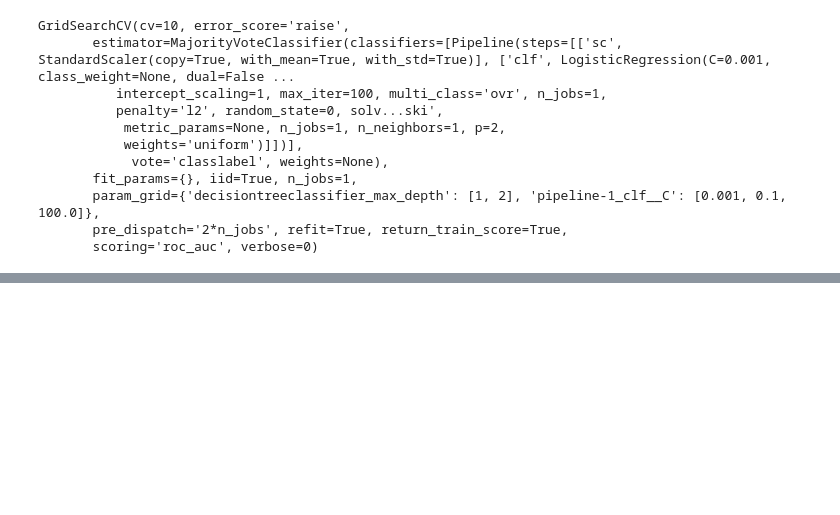
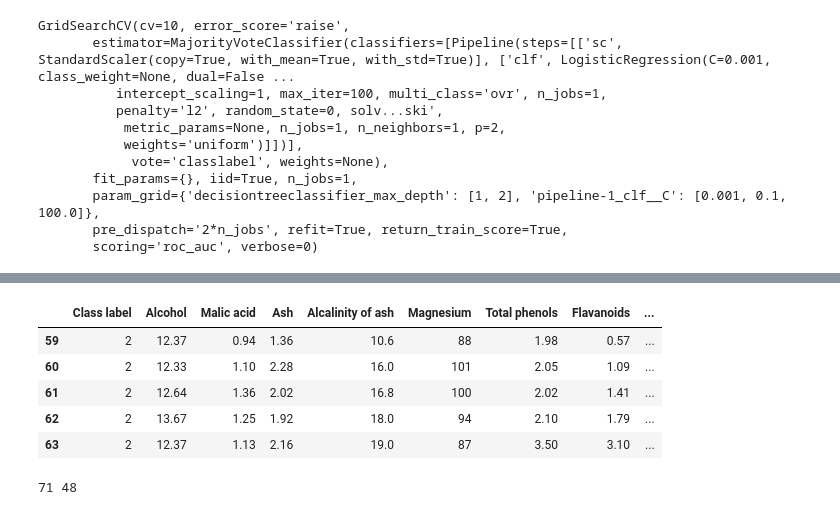
Before and after one commit to takanory/python-machine-learning, a Jupyter notebook: Section7.ipynb, the cells around one changed output, grey strips where cells are left out. Saved outputs shown, nothing was run; the diff lists cells and outputs as text; code cells hidden in the pictures; blank space fills up the shorter version.

```diff
--- a/Section7.ipynb
+++ b/Section7.ipynb
@@ -368,0 +372,32 @@ Accuracy: 1.0
+# %%
+import pandas as pd
+df_wine = pd.read_csv('https://archive.ics.uci.edu/ml/machine-learning-databases/wine/wine.data', header=None)
+df_wine.columns = ['Class label', 'Alcohol', 'Malic acid', 'Ash',
+                   'Alcalinity of ash', 'Magnesium', 'Total phenols',
+                   'Flavanoids', 'Nonflavanoid phenols', 'Proanthocyanins',
+                   'Color intensity', 'Hue', 'OD280/OD315 of diluted wines',
+                   'Proline']
+df_wine = df_wine[df_wine['Class label'] != 1]
+y = df_wine['Class label'].values
+X = df_wine[['Alcohol', 'Hue']].values
+df_wine.head()
+# %% [output]
+|  | Class label | Alcohol | Malic acid | Ash | Alcalinity of ash | Magnesium | Total phenols | Flavanoids | ... |
+| 59 | 2 | 12.37 | 0.94 | 1.36 | 10.6 | 88 | 1.98 | 0.57 | ... |
+| 60 | 2 | 12.33 | 1.10 | 2.28 | 16.0 | 101 | 2.05 | 1.09 | ... |
+| 61 | 2 | 12.64 | 1.36 | 2.02 | 16.8 | 100 | 2.02 | 1.41 | ... |
+| 62 | 2 | 13.67 | 1.25 | 1.92 | 18.0 | 94 | 2.10 | 1.79 | ... |
+| 63 | 2 | 12.37 | 1.13 | 2.16 | 19.0 | 87 | 3.50 | 3.10 | ... |
+# %%
+from sklearn.preprocessing import LabelEncoder
+if Version(sklearn_version) < '0.18':
+    from sklearn.cross_validation import train_test_split
+else:
+    from sklearn.model_selection import train_test_split
+
+le = LabelEncoder()
+y = le.fit_transform(y)
+X_train, X_test, y_train, y_test = train_test_split(X, y, test_size=0.40, random_state=1)
+print(len(X_train), len(X_test))
+# %% [output]
+71 48
```
Also changed, not shown: parts of 6 cells of this notebook.
